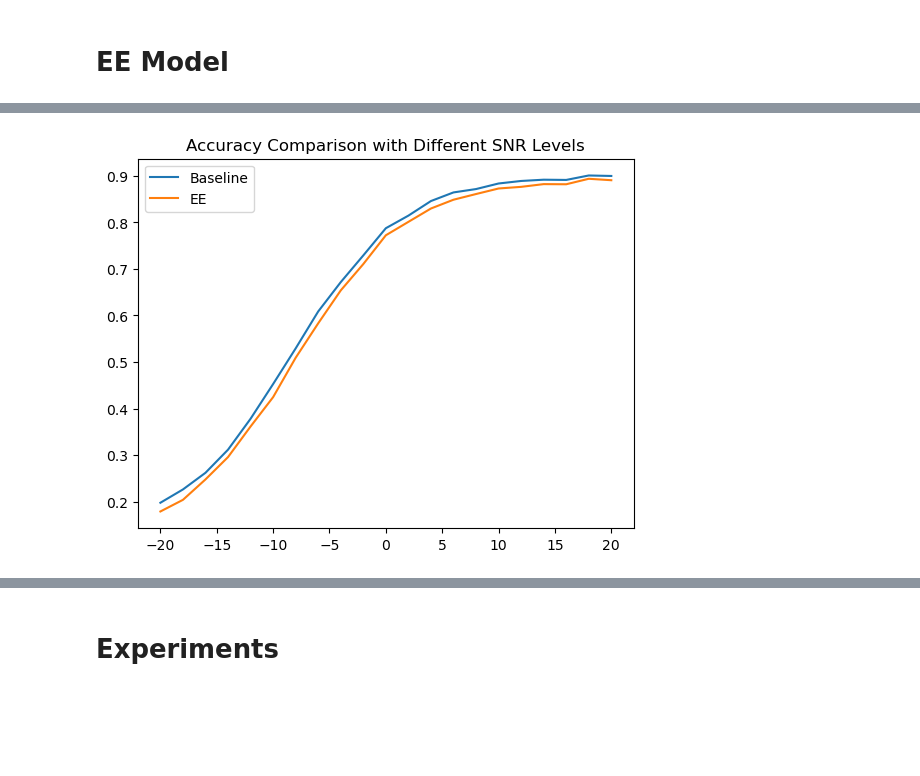
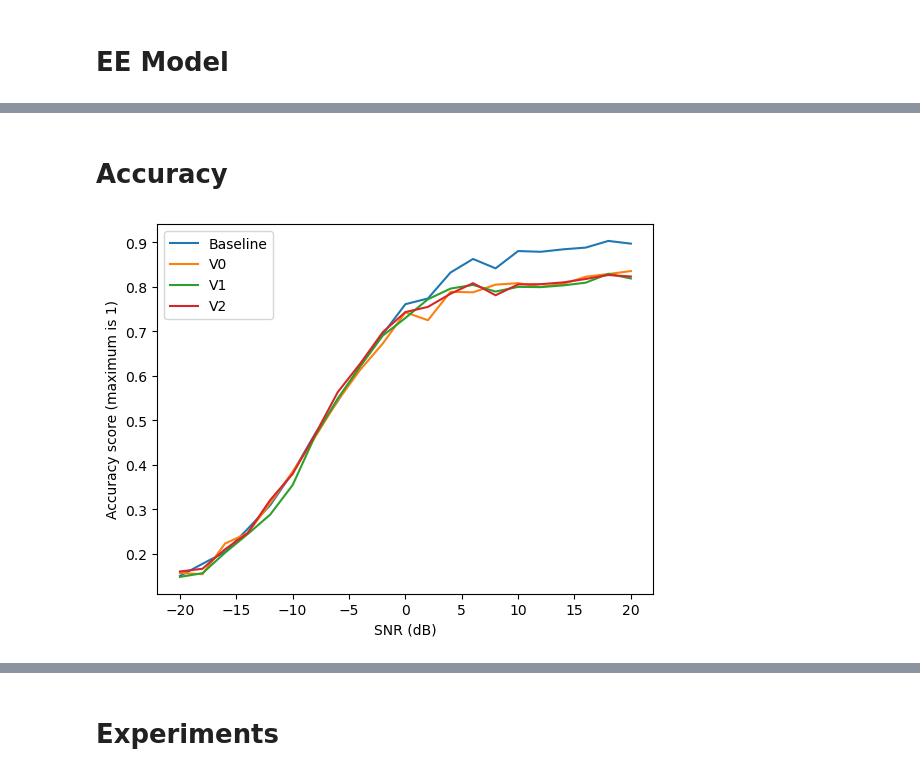
Before and after one commit to ElsayedMMohammed/modulation_classification_using_early_exiting, a Jupyter notebook: EE for Modulation Classification.ipynb, the cells around one changed output, grey strips where cells are left out. Saved outputs shown, nothing was run; the diff lists cells and outputs as text; code cells hidden in the pictures; blank space fills up the shorter version.

```diff
--- a/EE for Modulation Classification.ipynb
+++ b/EE for Modulation Classification.ipynb
@@ -209,11 +439,25 @@ plt.show()
-# %%
-fig = plt.Figure()
-
-xAxis = np.arange(-20, 21, 2) #SNRs
-plt.plot(xAxis, list(accuracies["Baseline"]["train"].values()));
-plt.plot(xAxis, list(accuracies["EE"]["train"].values()));
-plt.legend(["Baseline", "EE"])
-plt.title("Accuracy Comparison with Different SNR Levels");
-plt.show()
-# %% [output]
-[figure, removed]
+# %% [markdown]
+# Accuracy
+# %%
+#thresholds = [0.05, 0.15, 0.3, 0.4]
+figTitles = ['./Figures/accuracy_005_V012.png', './Figures/accuracy_015_V012.png', './Figures/accuracy_03_V012.png', './Figures/accuracy_04_V012.png']
+i = 3
+THRESHOLD = thresholds[i]
+figTitle = figTitles[i]
+fig = plt.Figure()
+
+xAxis = np.arange(-20, 21, 2) #SNRs
+plt.plot(xAxis, list(accuracies["Baseline"][0.05].values()));
+plt.plot(xAxis, list(accuracies["V0"][THRESHOLD].values()));
+plt.plot(xAxis, list(accuracies["V1"][THRESHOLD].values()));
+plt.plot(xAxis, list(accuracies["V2"][THRESHOLD].values()));
+#plt.plot(xAxis, list(accuracies["V3"][THRESHOLD].values()));
+#plt.plot(xAxis, list(accuracies["V4"][THRESHOLD].values()));
+plt.legend(["Baseline", "V0", "V1", "V2"])
+plt.xlabel('SNR (dB)')
+plt.ylabel('Accuracy score (maximum is 1)')
+#plt.title("Accuracy Comparison with Different SNR Levels [Threshold = {}]".format(THRESHOLD));
+plt.savefig(figTitle)
+plt.show()
+# %% [output]
+[figure, added]
```
Also changed, not shown: parts of 75 cells of this notebook.
